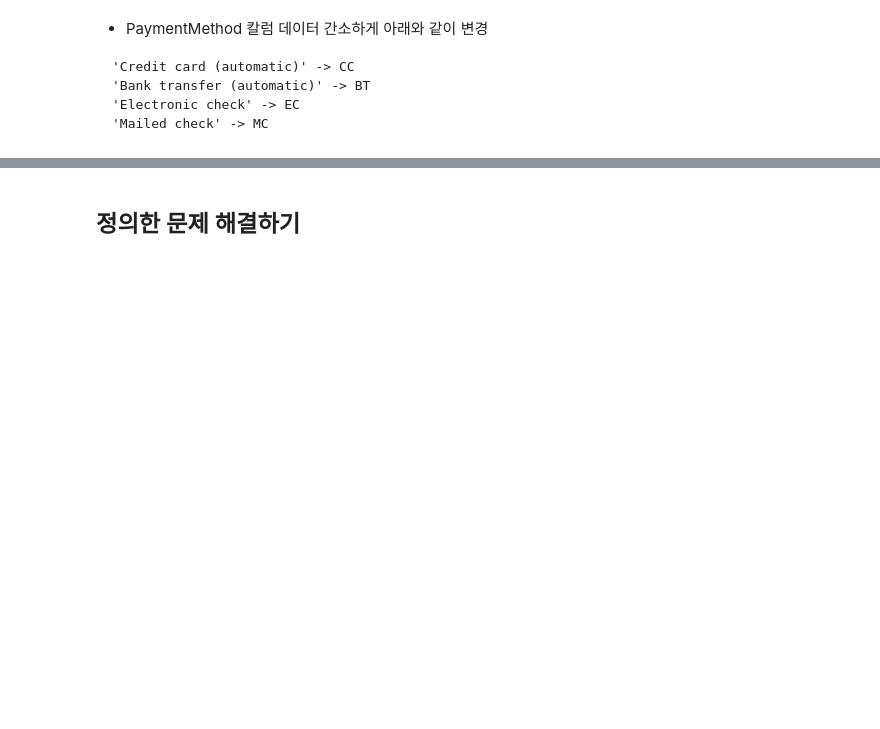
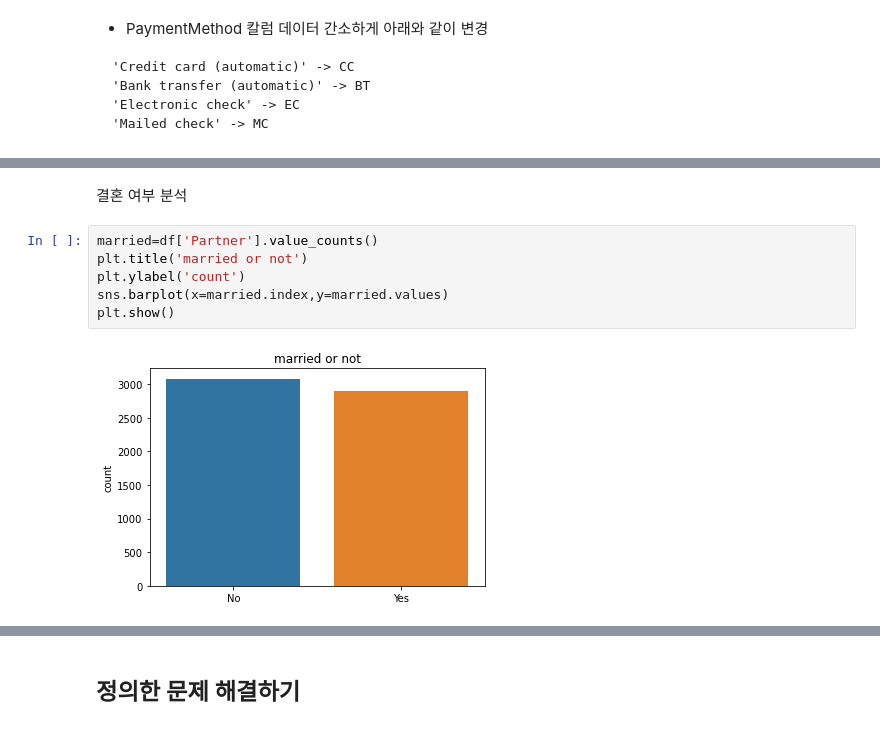
Before and after one commit to SeungMinSong2929/TelecomProj, a Jupyter notebook: DSC4001-proj-telecom.ipynb, the cells around one changed output, grey strips where cells are left out. Cells and saved outputs as stored; diff of their text form; blank space fills up the shorter version.

```diff
--- a/DSC4001-proj-telecom.ipynb
+++ b/DSC4001-proj-telecom.ipynb
@@ -188,0 +201,10 @@ array(['CC', 'BT', 'EC', 'MT'], dtype=object)
+# %% [markdown]
+결혼 여부 분석
+# %%
+married=df['Partner'].value_counts()
+plt.title('married or not')
+plt.ylabel('count')
+sns.barplot(x=married.index,y=married.values)
+plt.show()
+# %% [output]
+[figure, added]
```
Also changed, not shown: parts of 23 cells of this notebook.
